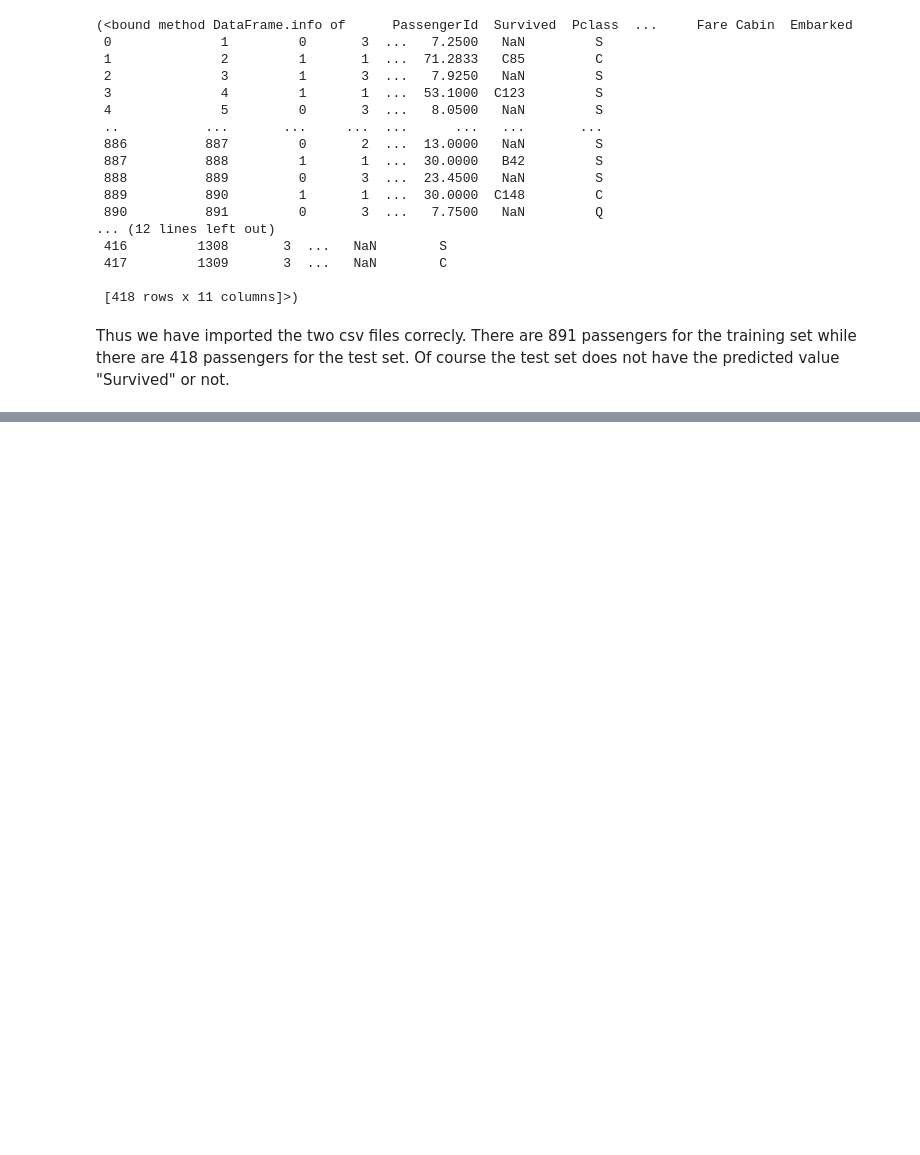
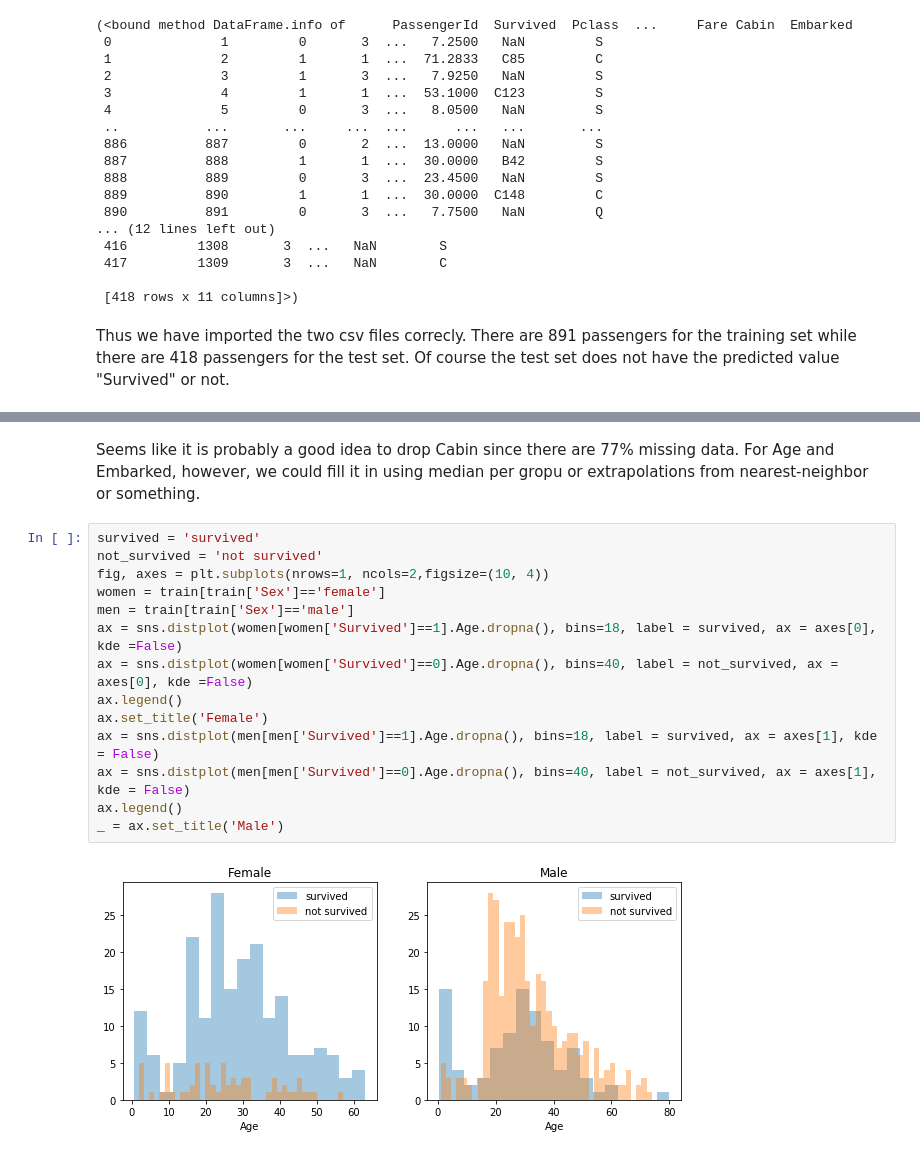
Before and after one commit to gng2020/learnML, a Jupyter notebook: Titanic.ipynb, the cells around one changed output, grey strips where cells are left out. Cells and saved outputs as stored; diff of their text form; blank space fills up the shorter version.

```diff
--- a/Titanic.ipynb
+++ b/Titanic.ipynb
@@ -63,0 +148,18 @@ Thus we have imported the two csv files correcly. There are 891 passengers for t
+# %% [markdown]
+Seems like it is probably a good idea to drop Cabin since there are 77% missing data. For Age and Embarked, however, we could fill it in using median per gropu or extrapolations from nearest-neighbor or something.
+# %%
+survived = 'survived'
+not_survived = 'not survived'
+fig, axes = plt.subplots(nrows=1, ncols=2,figsize=(10, 4))
+women = train[train['Sex']=='female']
+men = train[train['Sex']=='male']
+ax = sns.distplot(women[women['Survived']==1].Age.dropna(), bins=18, label = survived, ax = axes[0], kde =False)
+ax = sns.distplot(women[women['Survived']==0].Age.dropna(), bins=40, label = not_survived, ax = axes[0], kde =False)
+ax.legend()
+ax.set_title('Female')
+ax = sns.distplot(men[men['Survived']==1].Age.dropna(), bins=18, label = survived, ax = axes[1], kde = False)
+ax = sns.distplot(men[men['Survived']==0].Age.dropna(), bins=40, label = not_survived, ax = axes[1], kde = False)
+ax.legend()
+_ = ax.set_title('Male')
+# %% [output]
+[figure, added]
```
Also changed, not shown: parts of 7 cells of this notebook.
